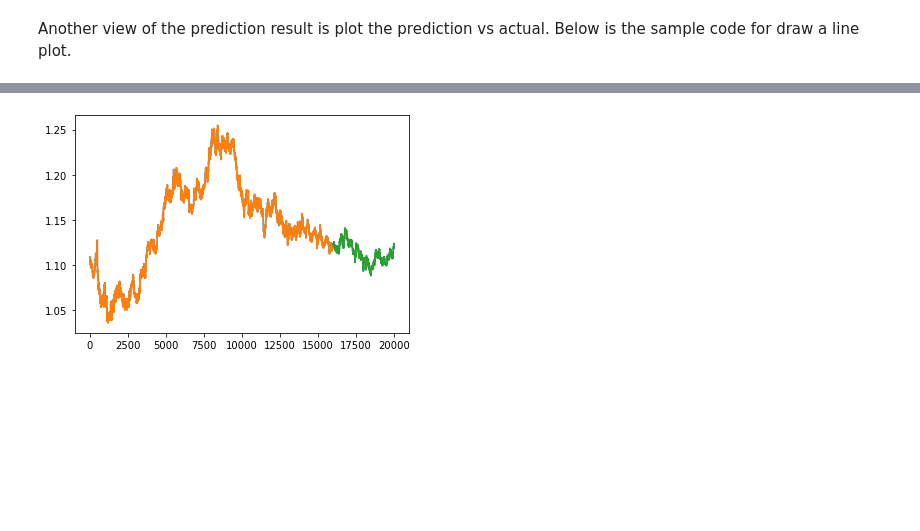
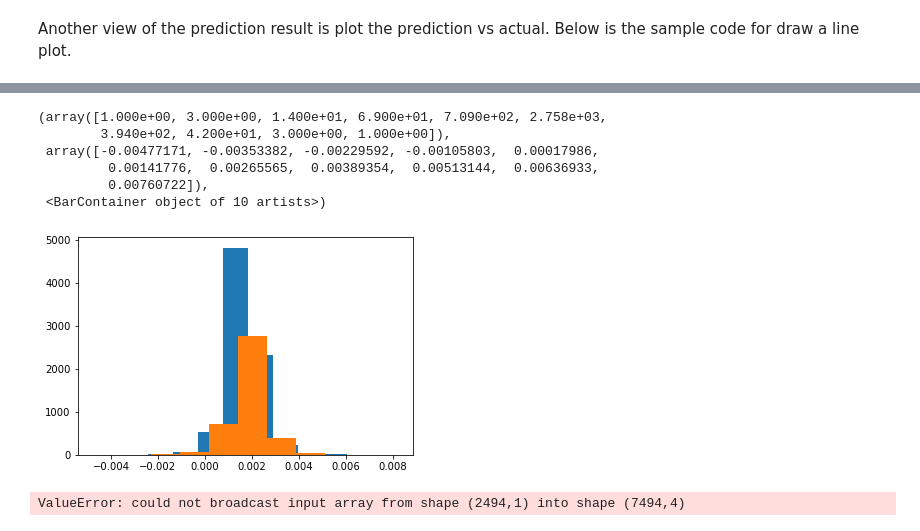
Before and after one commit to PandaSiLin/mt5, a Jupyter notebook: EURUSD_LSTM.ipynb, the cells around one changed output, grey strips where cells are left out. Saved outputs shown, nothing was run; the diff lists cells and outputs as text; code cells hidden in the pictures; blank space fills up the shorter version.

```diff
--- a/EURUSD_LSTM.ipynb
+++ b/EURUSD_LSTM.ipynb
@@ -141,18 +229,43 @@ Another view of the prediction result is plot the prediction vs actual. Below is
+# %%
+val_pred = np.vstack((dataset[(train.shape[0]+look_back+1):(train.shape[0] + val.shape[0]),3], valPredict[:,0])).T
+test_pred = np.vstack((dataset[(train.shape[0]+val.shape[0]+look_back+1):len(dataset),3], testPredict[:,0])).T
+# %%
+val_pred_df = pd.DataFrame(val_pred,columns=('y', 'y_pred'))
+test_pred_df = pd.DataFrame(test_pred,columns=('y', 'y_pred'))
+
+val_pred_df['diff'] = val_pred_df['y'] - val_pred_df['y_pred']
+test_pred_df['diff'] = test_pred_df['y'] - test_pred_df['y_pred']
+# %%
+plt.hist(val_pred_df['diff'])
+plt.hist(test_pred_df['diff'])
+# %% [output]
+(array([1.000e+00, 3.000e+00, 1.400e+01, 6.900e+01, 7.090e+02, 2.758e+03,
+        3.940e+02, 4.200e+01, 3.000e+00, 1.000e+00]),
+ array([-0.00477171, -0.00353382, -0.00229592, -0.00105803,  0.00017986,
+         0.00141776,  0.00265565,  0.00389354,  0.00513144,  0.00636933,
+         0.00760722]),
+ <BarContainer object of 10 artists>)
+[figure, added]
 # %%
+""" # shift train predictions for plotting
+trainPredictPlot = np.empty_like(dataset)
+trainPredictPlot[:, 2:3] = np.nan
+trainPredictPlot[look_back:len(trainPredict)+look_back, :] = trainPredict
+
 # shift train predictions for plotting
-trainPredictPlot = np.empty_like(dataset)
-trainPredictPlot[:, :] = np.nan
-trainPredictPlot[look_back:len(trainPredict)+look_back, :] = trainPredict
+valPredictPlot = np.empty_like(dataset)
+valPredictPlot[:, 2:3] = np.nan
+trainPredictPlot[len(trainPredict)+(look_back*2):len(trainPredict)+look_back, :] = valPredict
 
 # shift test predictions for plotting
 testPredictPlot = np.empty_like(dataset)
-testPredictPlot[:, :] = np.nan
+testPredictPlot[:, 2:3] = np.nan
 testPredictPlot[len(trainPredict)+(look_back*2)+1:len(dataset)-1, :] = testPredict
 
 # plot baseline and predictions
 plt.plot(scaler.inverse_transform(dataset))
 plt.plot(trainPredictPlot)
 plt.plot(testPredictPlot)
-plt.show()
+plt.show() """
 # %% [output]
-[figure, removed]
+ValueError: could not broadcast input array from shape (2494,1) into shape (7494,4)
```
Also changed, not shown: parts of 9 cells of this notebook, 5 other files.
